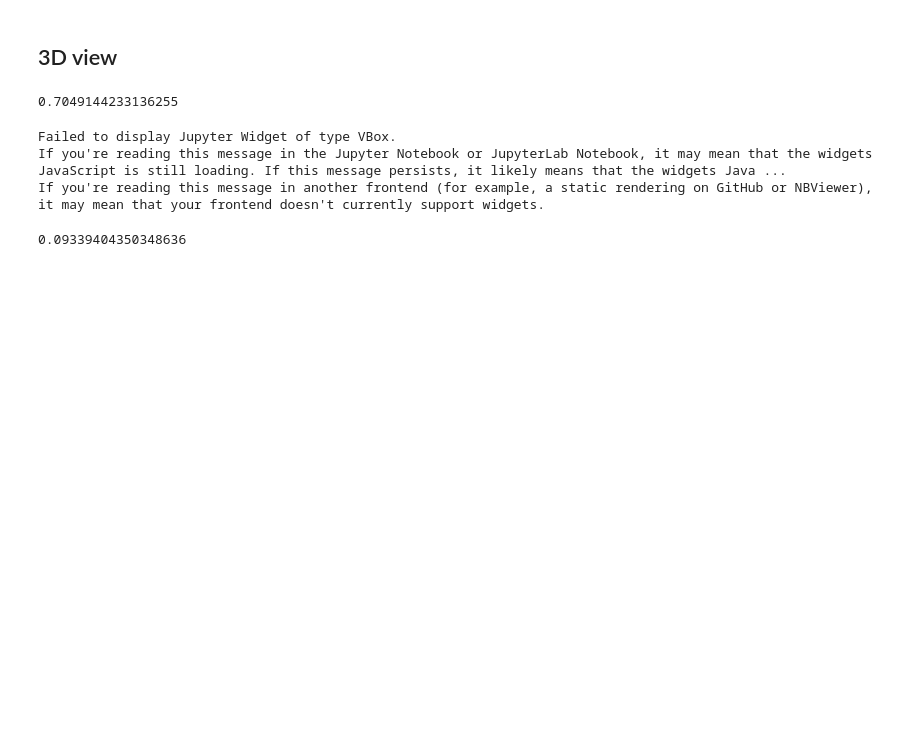
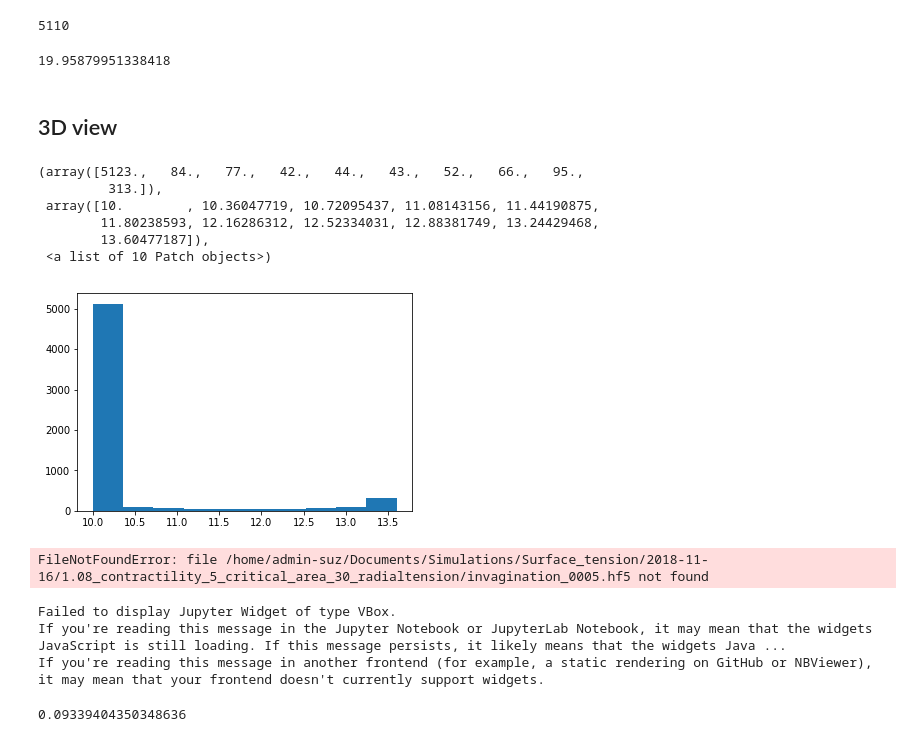
Before and after one commit to suzannelab/invagination, a Jupyter notebook: notebooks/EmbryoExaminer.ipynb, the cells around one changed output. Saved outputs shown, nothing was run; the diff lists cells and outputs as text; code cells hidden in the pictures; blank space fills up the shorter version.

```diff
--- a/notebooks/EmbryoExaminer.ipynb
+++ b/notebooks/EmbryoExaminer.ipynb
@@ -34,10 +35,66 @@ dirname = SIM_DIR/'1.08_contractility_5_critical_area_30_radialtension_0/'
+# %%
+sheet.edge_df[sheet.edge_df['face']==0].index[0]
+# %% [output]
+5110
+# %%
+start = define_depth(dirname, 0, coord=['z', 'x'], xmin=-20, xmax=20, ymin=-2, ymax=2)
+end = define_depth(dirname, 63, coord=['z', 'x'], xmin=-20, xmax=20, ymin=-2, ymax=2)
+start-end
+# %% [output]
+19.95879951338418
 # %% [markdown]
 ## 3D view
-# %%
-area_min = min(sheet.face_df.area)
-print (area_min)
-# %% [output]
-0.7049144233136255
+# %%
+plt.hist(sheet.face_df.surface_tension)
+#model.energy()
+# %% [output]
+(array([5123.,   84.,   77.,   42.,   44.,   43.,   52.,   66.,   95.,
+         313.]),
+ array([10.        , 10.36047719, 10.72095437, 11.08143156, 11.44190875,
+        11.80238593, 12.16286312, 12.52334031, 12.88381749, 13.24429468,
+        13.60477187]),
+ <a list of 10 Patch objects>)
+[figure, added]
+# %%
+from tyssue.draw import sheet_view
+
+import ipyvolume.pylab as p3
+hfs = [f  for f in os.listdir(dirname)
+       if f.endswith('hf5')]
+hfs.sort(key=lambda x: os.path.getctime(os.path.join(dirname, x)))
+
+current = 'invagination_0005.hf5'
+ipv.clear()
+ipv.style.use('dark')
+
+
+dsets = hdf5.load_datasets(os.path.join(dirname, current),
+                               data_names=['vert', 'edge', 'face', 'cell'])
+
+specs = config.geometry.cylindrical_sheet()
+sheet = Sheet('ellipse', dsets, specs)
+
+#sheet = sheet.extract_bounding_box(z_boundary=[-200,50])
+def draw_specs(sheet):
+    specs = {
+        'edge': {
+            'visible': True,
+            'color': sheet.vert_df.y
+        },
+        'face': {
+            'visible': True,
+            'color': sheet.face_df.area,
+            'colormap': 'Blues'
+        }
+    }
+    return specs
+
+ipv.clear()
+ipv_fig, meshes = sheet_view(sheet, coords=list('zxy'),
+                             mode='3D', **draw_specs(sheet))
+ipv_fig
+# %% [output]
+FileNotFoundError: file /home/admin-suz/Documents/Simulations/Surface_tension/2018-11-16/1.08_contractility_5_critical_area_30_radialtension/invagination_0005.hf5 not found
 # %%
 import ipyvolume.pylab as p3
 hfs = [f  for f in os.listdir(dirname)
```
Also changed, not shown: parts of 13 cells of this notebook, 11 other files.
